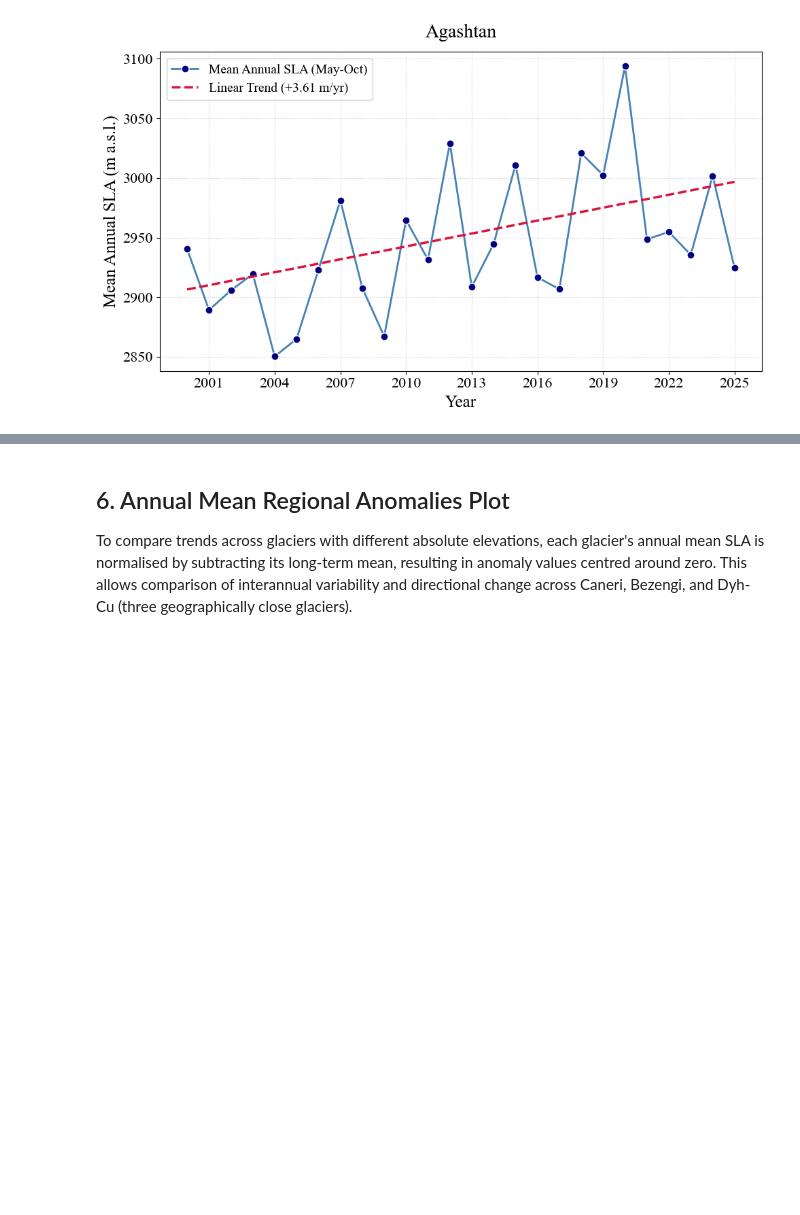
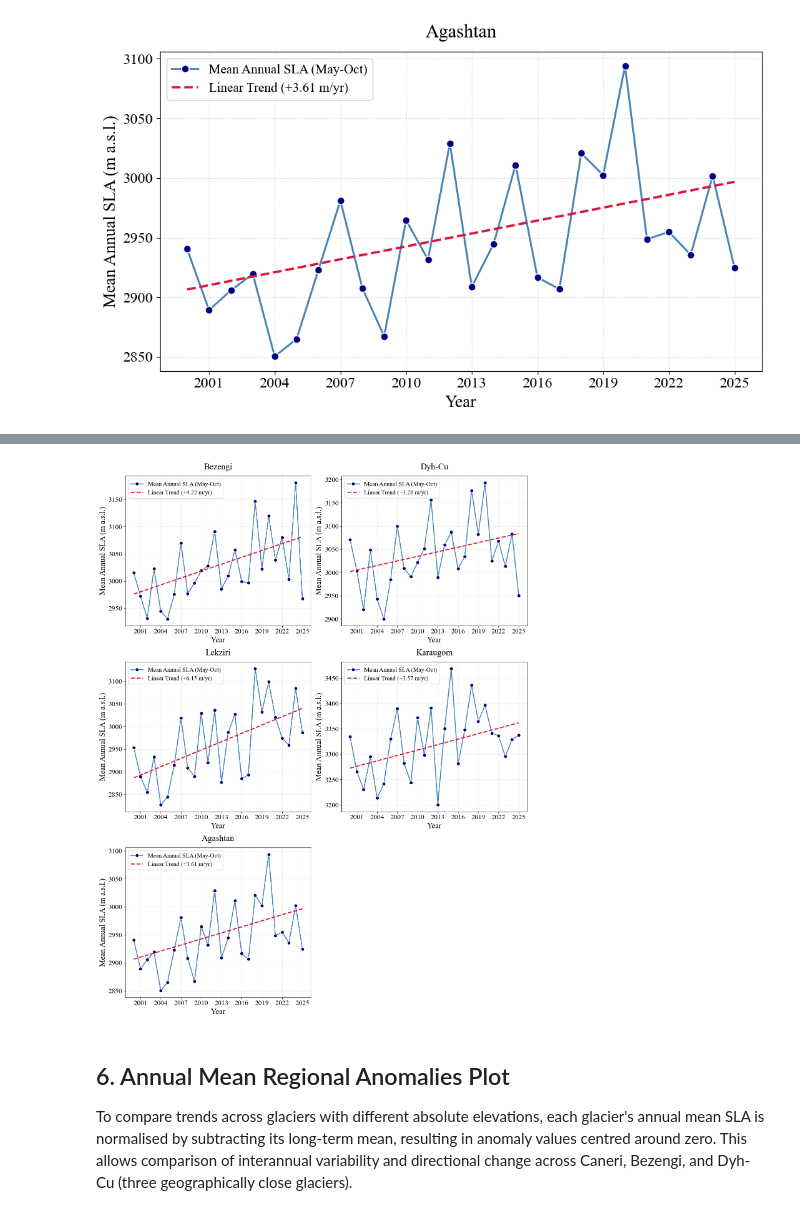
Before and after one commit to sruetimann/Bsc_Thesis, a Jupyter notebook: notebooks/Figures.ipynb, the cells around one changed output, grey strips where cells are left out. Cells and saved outputs as stored; diff of their text form; code cells hidden in the pictures; blank space fills up the shorter version.

```diff
--- a/notebooks/Figures.ipynb
+++ b/notebooks/Figures.ipynb
@@ -368,3 +491,75 @@ if GLACIER_TO_PLOT in annual_summer_means and GLACIER_TO_PLOT in df_trends['Glac
+# %%
+import pandas as pd
+import matplotlib.pyplot as plt
+import os
+from matplotlib.ticker import MaxNLocator
+
+# Font type and size settings
+plt.rcParams.update({
+    "font.family": "serif",
+    "font.serif": ["Computer Modern Roman", "Times New Roman", "serif"],
+    "mathtext.fontset": "cm",
+    "xtick.labelsize": 16,
+    "ytick.labelsize": 16,
+    "axes.labelsize": 18,
+    "axes.titlesize": 20,
+    "legend.fontsize": 14,
+    "figure.titlesize": 20
+})
+
+# Select glaciers
+appendix_glaciers = ['Bezengi', 'Dyh-Cu', 'Lekziri', 'Karaugom', 'Agashtan']
+
+# 3x2 grid (6th subplot hidden)
+fig, axes = plt.subplots(nrows=3, ncols=2, figsize=(14, 18))
+axes = axes.flatten()
+
+for i, glacier in enumerate(appendix_glaciers):
+    ax = axes[i]
+
+    if glacier in annual_summer_means and glacier in df_trends['Glacier'].values:
+        g_data = annual_summer_means[glacier]
+        stats = df_trends[df_trends['Glacier'] == glacier].iloc[0]
+
+        trendline_y = (stats['Interpolated SLA Trend (m/yr)'] * g_data.index) + stats['Intercept']
+
+        # Annual mean line
+        ax.plot(
+            g_data.index, g_data.values,
+            color='steelblue', linewidth=2,
+            marker='o', markersize=8,
+            markerfacecolor='navy', markeredgecolor='white',
+            zorder=3, label='Mean Annual SLA (May-Oct)'
+        )
+
+        # Trend line
+        ax.plot(
+            g_data.index, trendline_y,
+            color='crimson', linewidth=2.5, linestyle='--',
+            zorder=4, label=f"Linear Trend ({stats['Interpolated SLA Trend (m/yr)']:+.2f} m/yr)"
+        )
+
+        ax.set_xlabel("Year")
+        ax.set_ylabel("Mean Annual SLA (m a.s.l.)")
+        ax.set_title(f"{glacier}", pad=15)
+        ax.xaxis.set_major_locator(MaxNLocator(integer=True))
+        ax.grid(True, linestyle=':', alpha=0.6, zorder=1)
+        ax.legend(loc='upper left', framealpha=0.9)
+
+    else:
+        ax.text(0.5, 0.5, f'No data for {glacier}', ha='center', va='center')
+
+# Hide 6th subplot
+axes[5].axis('off')
+
+plt.tight_layout()
+plt.show()
+
+# Export
+output_path = '../Results/Annual_Trend_Analysis/Appendix_Annual_Trends.png'
+fig.savefig(output_path, dpi=300, bbox_inches='tight')
+# %% [output]
+[figure, added]
 # %% [markdown]
 ## 6. Annual Mean Regional Anomalies Plot
 To compare trends across glaciers with different absolute elevations, each glacier's annual mean SLA is normalised by subtracting its long-term mean, resulting in anomaly values centred around zero. This allows comparison of interannual variability and directional change across Caneri, Bezengi, and Dyh-Cu (three geographically close glaciers).
```
Also changed, not shown: parts of 9 cells of this notebook, 10 other files.
